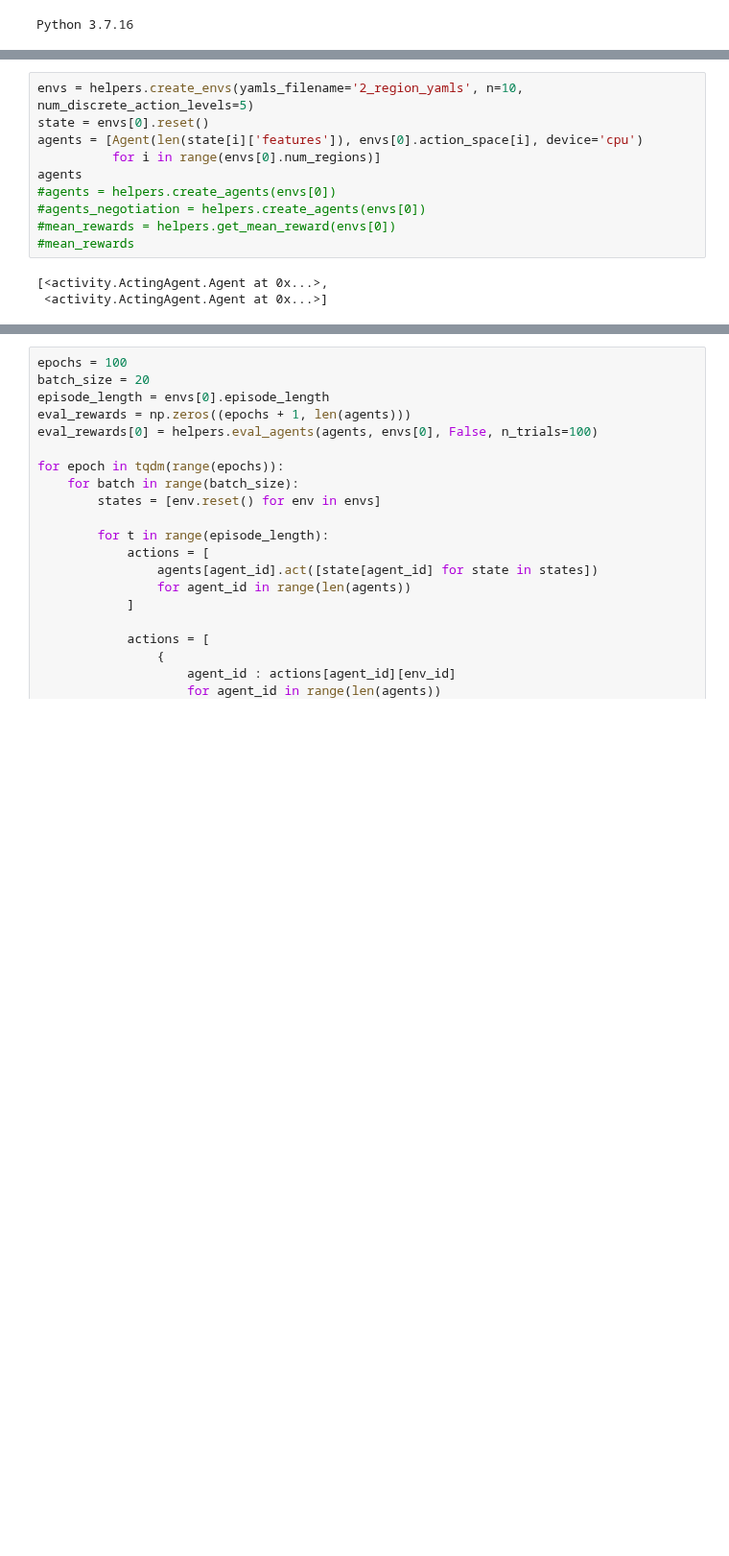
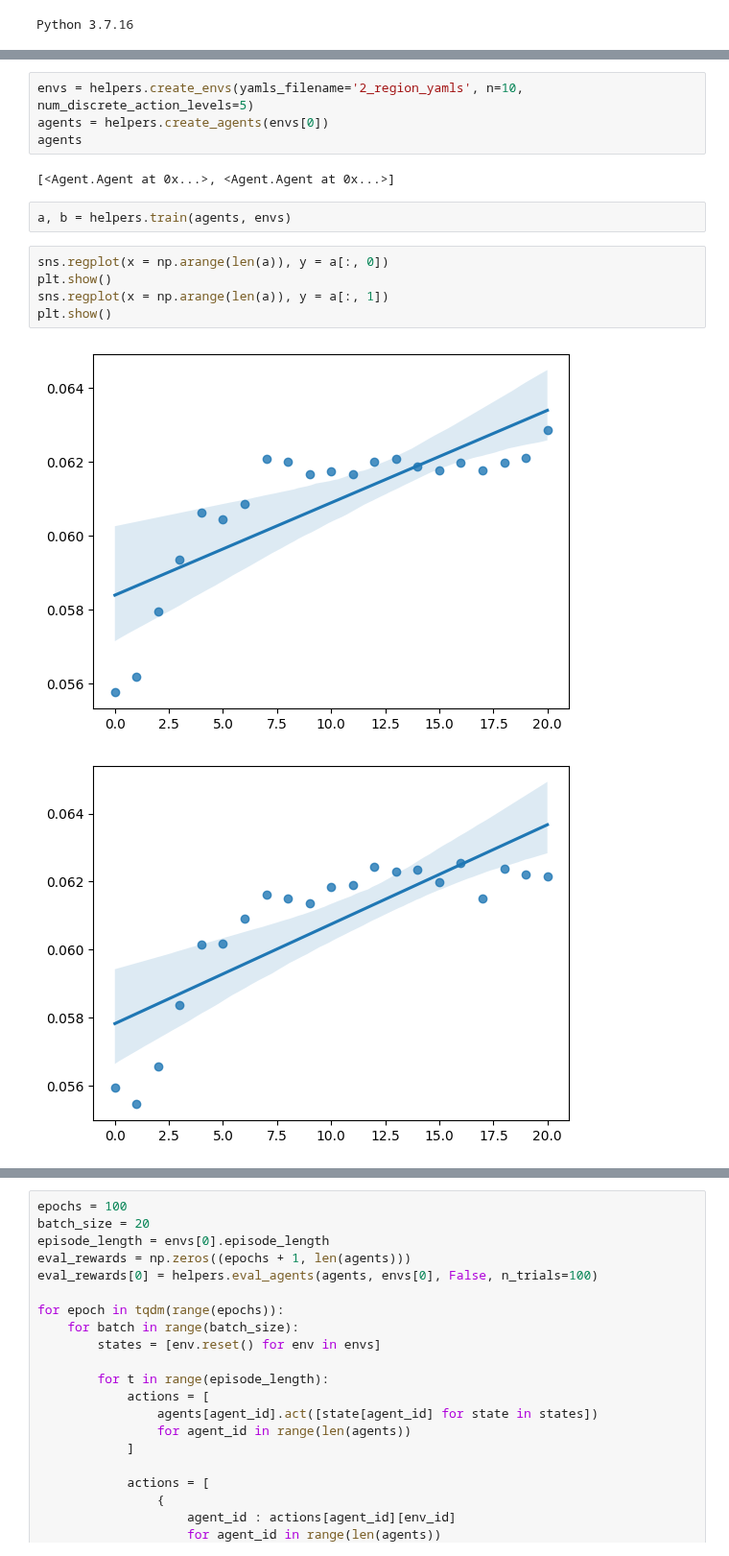
Before and after one commit to i4ata/BScProject, a Jupyter notebook: ppo_negotiation_simplified/PPO_negotiation_tryouts.ipynb, the cells around one changed output, grey strips where cells are left out. Shown at 96% size. Saved outputs shown, nothing was run; the diff lists cells and outputs as text; blank space fills up the shorter version.

```diff
--- a/ppo_negotiation_simplified/PPO_negotiation_tryouts.ipynb
+++ b/ppo_negotiation_simplified/PPO_negotiation_tryouts.ipynb
@@ -12,14 +12,17 @@ from activity.ActingAgent import Agent
 import torch
 # %%
 envs = helpers.create_envs(yamls_filename='2_region_yamls', n=10, num_discrete_action_levels=5)
-state = envs[0].reset()
-agents = [Agent(len(state[i]['features']), envs[0].action_space[i], device='cpu')
-          for i in range(envs[0].num_regions)]
+agents = helpers.create_agents(envs[0])
 agents
-#agents = helpers.create_agents(envs[0])
-#agents_negotiation = helpers.create_agents(envs[0])
-#mean_rewards = helpers.get_mean_reward(envs[0])
-#mean_rewards
 # %% [output]
-[<activity.ActingAgent.Agent at 0x...>,
- <activity.ActingAgent.Agent at 0x...>]
+[<Agent.Agent at 0x...>, <Agent.Agent at 0x...>]
+# %%
+a, b = helpers.train(agents, envs)
+# %%
+sns.regplot(x = np.arange(len(a)), y = a[:, 0])
+plt.show()
+sns.regplot(x = np.arange(len(a)), y = a[:, 1])
+plt.show()
+# %% [output]
+[figure, added]
+[figure, added]
```
Also changed, not shown: parts of 3 cells of this notebook, 1 other file.
